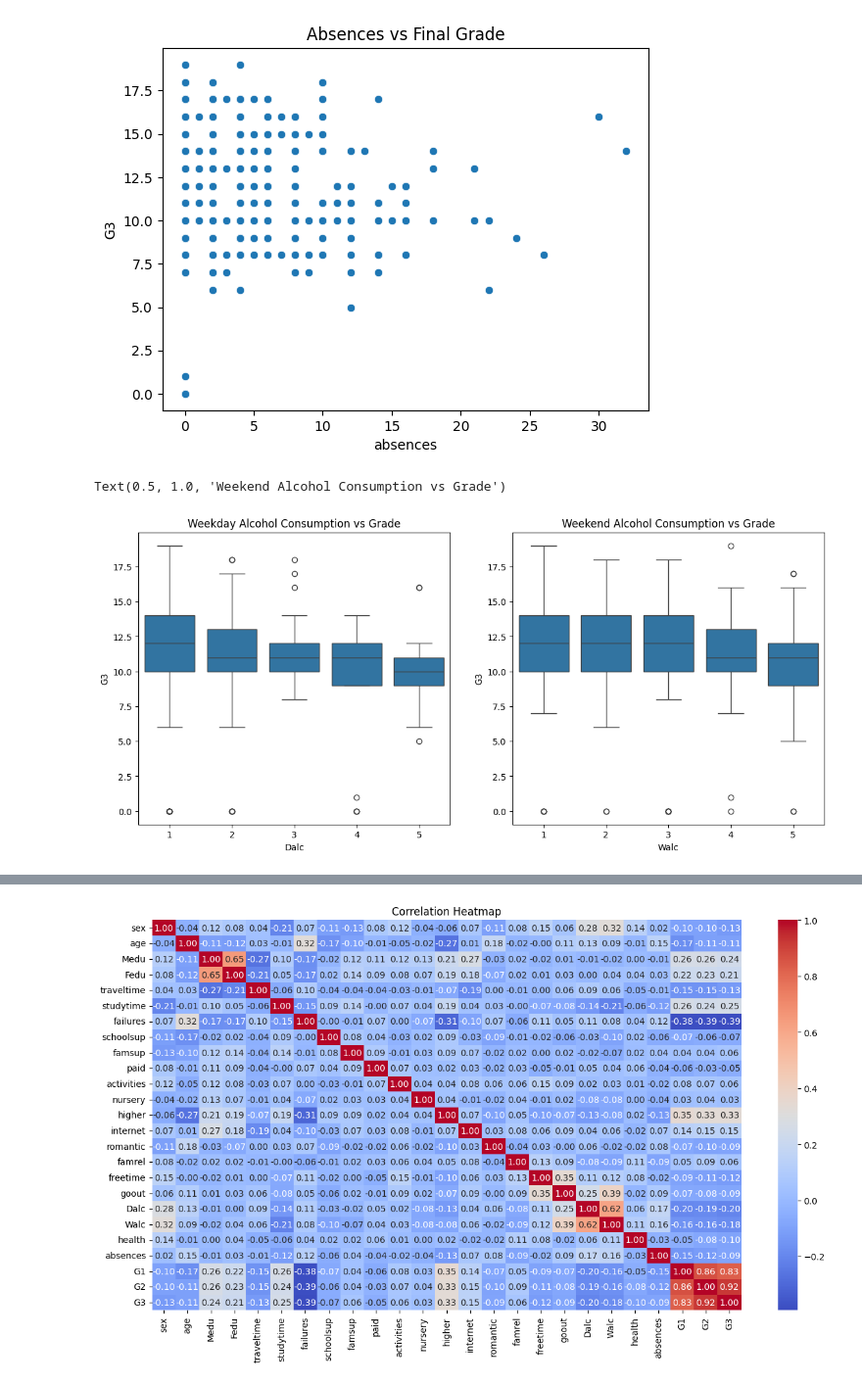
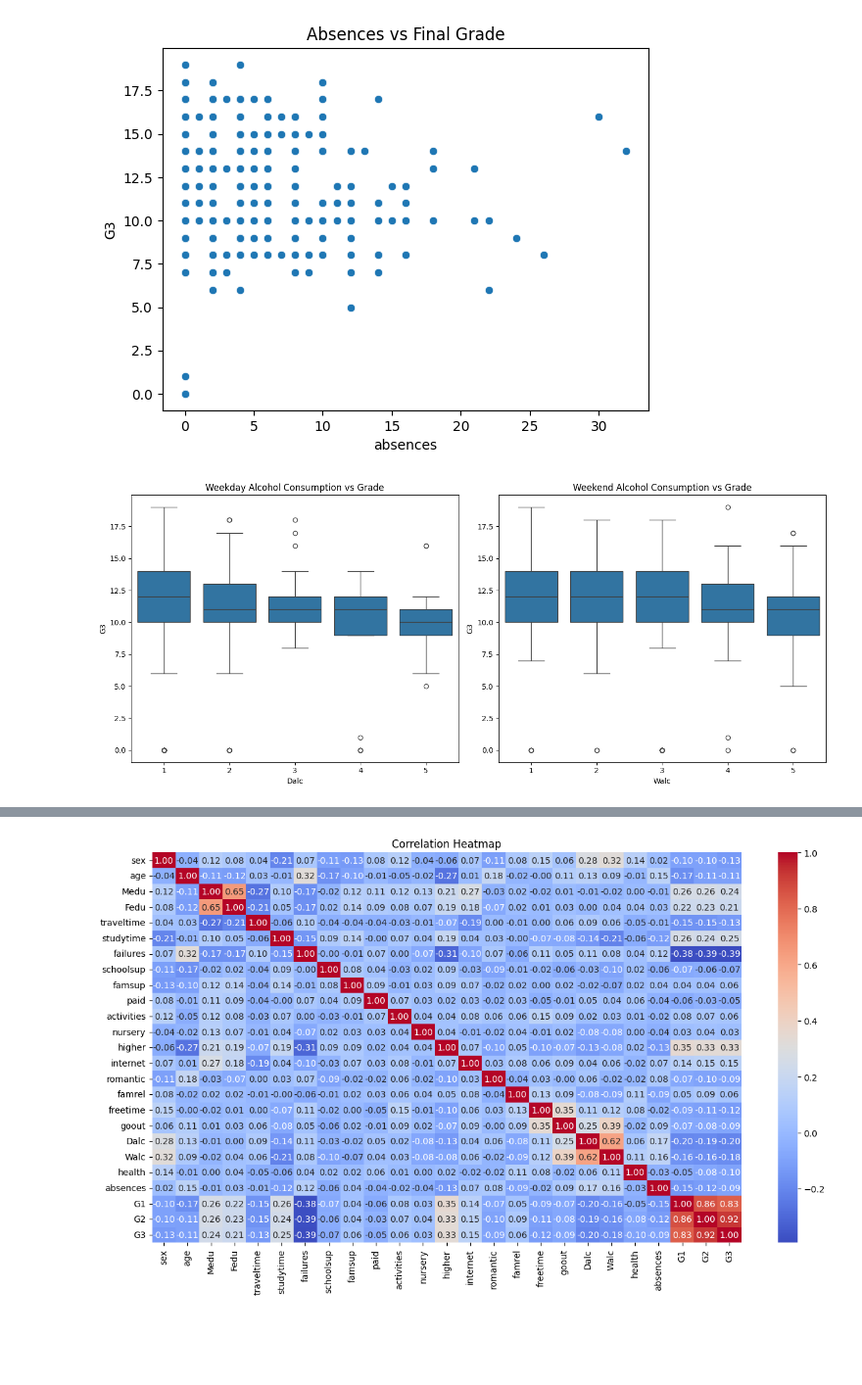
Before and after one commit to Seetharamanrs/Student_performance_analysis, a Jupyter notebook: Eda-analysis/student.ipynb, the cells around one changed output, grey strips where cells are left out. Shown: that part at 98% size. Drawn from its saved outputs; the diff is of its cells as text; code cells hidden in the pictures; blank space fills up the shorter version.

```diff
--- a/Eda-analysis/student.ipynb
+++ b/Eda-analysis/student.ipynb
@@ -126,9 +140,10 @@ plt.show()
 # %%
 fig , axes=plt.subplots(1,2,figsize=(14,6))
 sns.boxplot(x='Dalc', y='G3', data=df,ax=axes[0])
 axes[0].set_title("Weekday Alcohol Consumption vs Grade")
 sns.boxplot(x='Walc', y='G3', data=df,ax=axes[1])
 axes[1].set_title("Weekend Alcohol Consumption vs Grade")
+plt.tight_layout()
+plt.show()
 # %% [output]
-Text(0.5, 1.0, 'Weekend Alcohol Consumption vs Grade')
-[figure, old version]
+[figure, new version]
```
Also changed, not shown: parts of 5 cells of this notebook.
